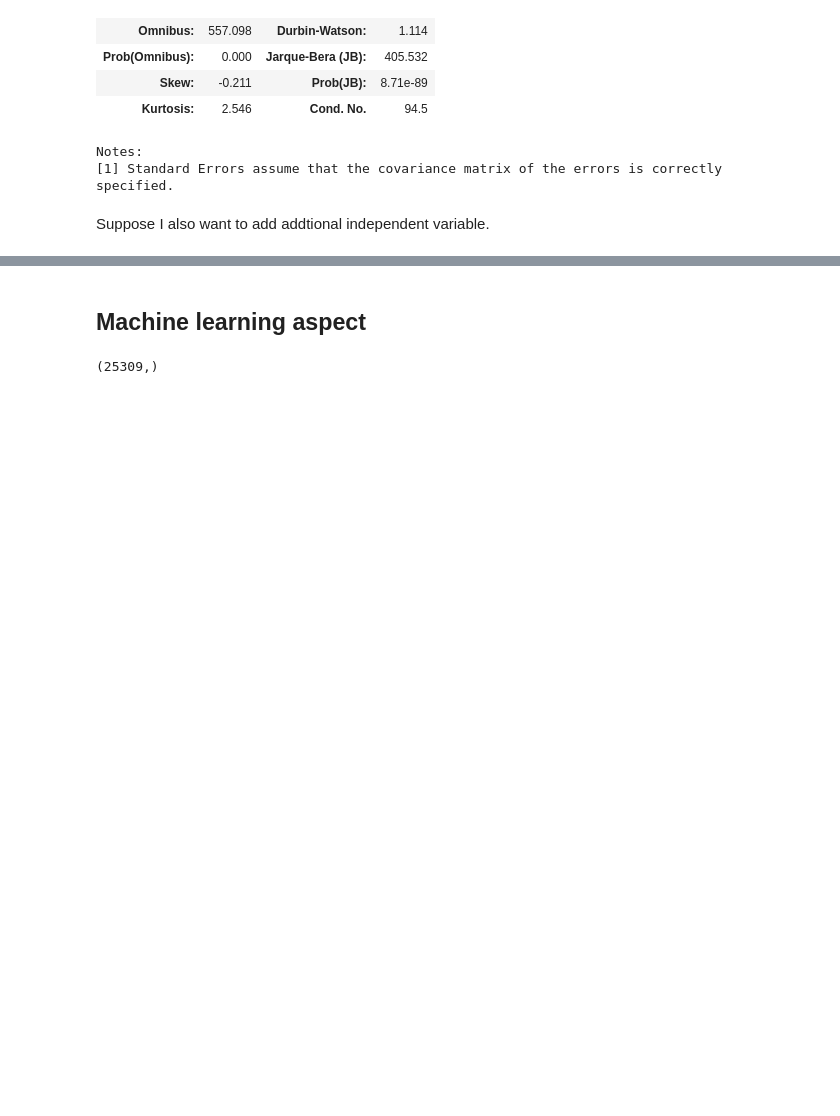
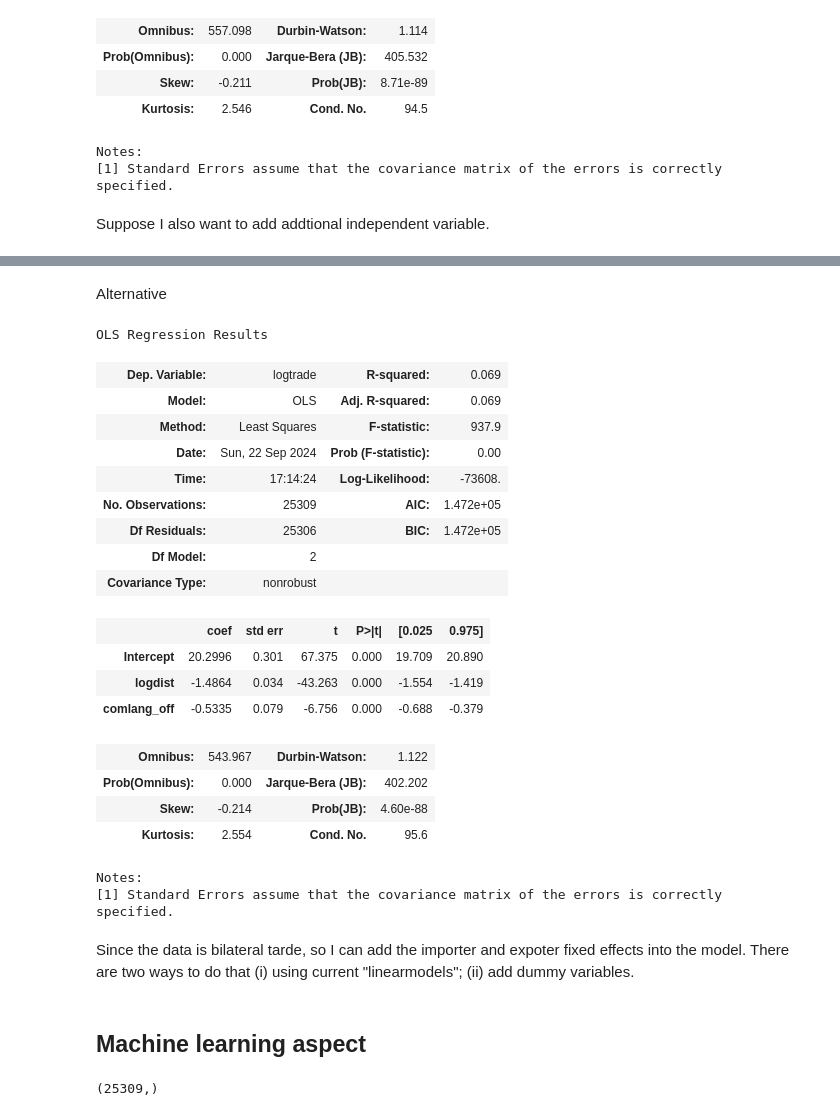
Before and after one commit to JayNie027/ML_python, a Jupyter notebook: ML_python.ipynb, the cells around one changed output, grey strips where cells are left out. Cells and saved outputs as stored; diff of their text form; code cells hidden in the pictures; blank space fills up the shorter version.

```diff
--- a/ML_python.ipynb
+++ b/ML_python.ipynb
@@ -188,6 +188,37 @@ OLS Regression Results
 | Kurtosis: | 2.554 | Cond. No. | 95.6 |
 Notes:
 [1] Standard Errors assume that the covariance matrix of the errors is correctly specified.
+# %% [markdown]
+Alternative
+# %%
+import statsmodels.formula.api as smf
+
+est = smf.ols(formula='logtrade ~ logdist + comlang_off', data=df).fit()
+
+est.summary()
+# %% [output]
+OLS Regression Results
+| Dep. Variable: | logtrade | R-squared: | 0.069 |
+| Model: | OLS | Adj. R-squared: | 0.069 |
+| Method: | Least Squares | F-statistic: | 937.9 |
+| Date: | Sun, 22 Sep 2024 | Prob (F-statistic): | 0.00 |
+| Time: | 17:14:24 | Log-Likelihood: | -73608. |
+| No. Observations: | 25309 | AIC: | 1.472e+05 |
+| Df Residuals: | 25306 | BIC: | 1.472e+05 |
+| Df Model: | 2 |  |  |
+| Covariance Type: | nonrobust |  |  |
+|  | coef | std err | t | P>|t| | [0.025 | 0.975] |
+| Intercept | 20.2996 | 0.301 | 67.375 | 0.000 | 19.709 | 20.890 |
+| logdist | -1.4864 | 0.034 | -43.263 | 0.000 | -1.554 | -1.419 |
+| comlang_off | -0.5335 | 0.079 | -6.756 | 0.000 | -0.688 | -0.379 |
+| Omnibus: | 543.967 | Durbin-Watson: | 1.122 |
+| Prob(Omnibus): | 0.000 | Jarque-Bera (JB): | 402.202 |
+| Skew: | -0.214 | Prob(JB): | 4.60e-88 |
+| Kurtosis: | 2.554 | Cond. No. | 95.6 |
+Notes:
+[1] Standard Errors assume that the covariance matrix of the errors is correctly specified.
+# %% [markdown]
+Since the data is bilateral tarde, so I can add the importer and expoter fixed effects into the model. There are two ways to do that (i) using current "linearmodels"; (ii) add dummy variables.
 # %% [markdown]
 ## Machine learning aspect
 # %%
```
Also changed, not shown: parts of 3 cells of this notebook.
